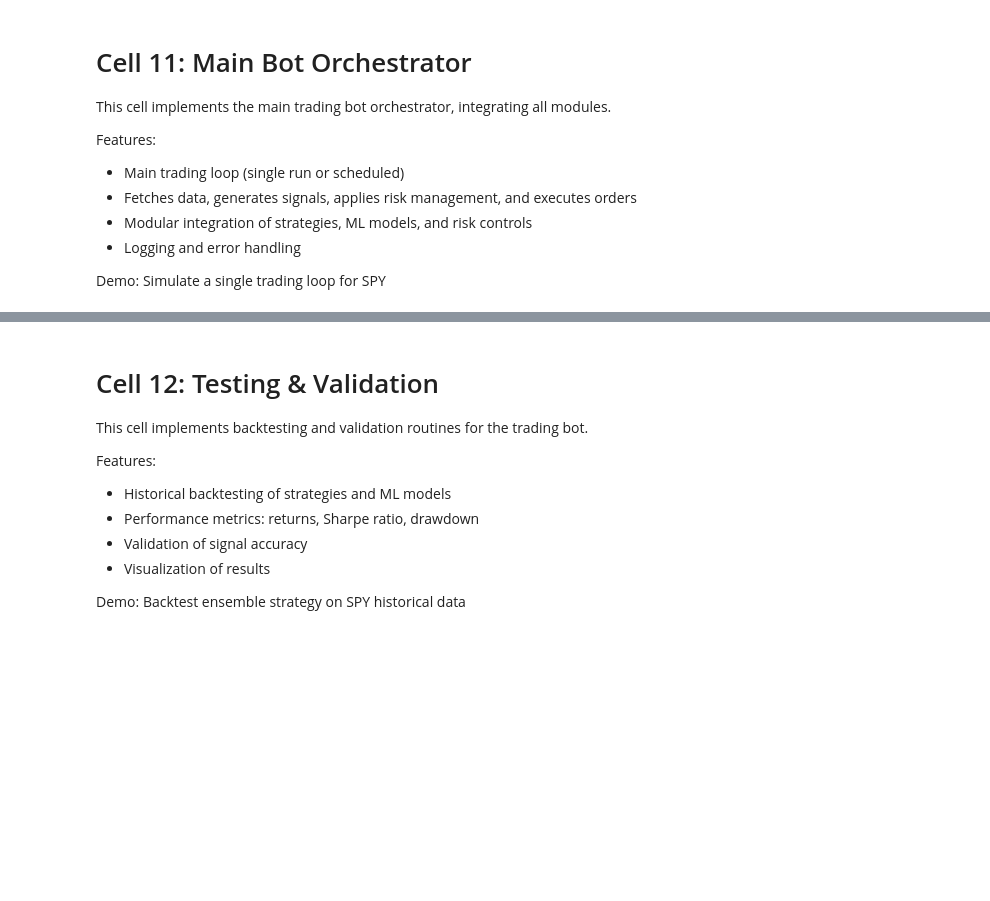
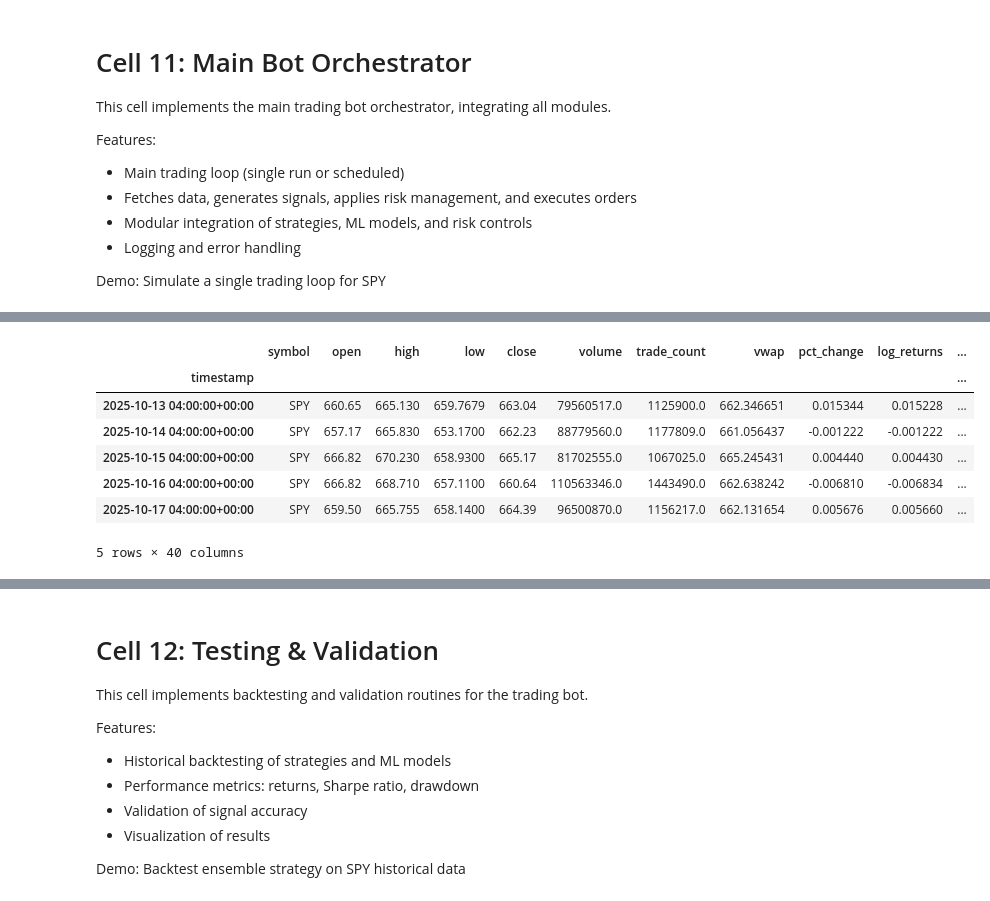
Before and after one commit to jobulisamy/algo-trade, a Jupyter notebook: algo_trading_bot.ipynb, the cells around one changed output, grey strips where cells are left out. Cells and saved outputs as stored; diff of their text form; code cells hidden in the pictures; blank space fills up the shorter version.

```diff
--- a/algo_trading_bot.ipynb
+++ b/algo_trading_bot.ipynb
@@ -1355,26 +1378,21 @@ Demo: Calculate position size and risk checks for SPY
 # ============================================================================
 
 def calculate_position_size(price: float, capital: float, max_pct: float, min_value: float) -> int:
-    """Calculate position size based on risk and capital"""
     max_position_value = capital * max_pct
     shares = int(max(max_position_value // price, min_value // price))
     return max(shares, 0)
 
 def check_stop_loss(entry_price: float, current_price: float, stop_loss: float) -> bool:
-    """Check if stop loss should be triggered"""
     return (current_price <= entry_price * (1 - stop_loss))
 
 def check_take_profit(entry_price: float, current_price: float, take_profit: float) -> bool:
-    """Check if take profit should be triggered"""
     return (current_price >= entry_price * (1 + take_profit))
 
 def check_daily_loss(starting_equity: float, current_equity: float, max_daily_loss_pct: float) -> bool:
-    """Check if daily loss exceeds circuit breaker"""
     loss = (starting_equity - current_equity) / starting_equity
     return loss >= max_daily_loss_pct
 
 def check_exposure(positions: dict, capital: float, max_total_exposure: float) -> bool:
-    """Check if total exposure exceeds allowed limit"""
     total_exposure = sum(pos['market_value'] for pos in positions.values())
     return total_exposure <= capital * max_total_exposure
 
@@ -1526,0 +1515,67 @@ main_trading_loop('SPY', config.INITIAL_CAPITAL)
+# %%
+# ============================================================================
+# CELL 11: MAIN BOT ORCHESTRATOR
+# ============================================================================
+
+def validate_features_for_models(data: pd.DataFrame, required_features: list, context: str = ""):
+    missing = [col for col in required_features if col not in data.columns]
+    if missing:
+        print(f"\n[ERROR] Missing features before model prediction{f' ({context})' if context else ''}:")
+        print(missing)
+        raise ValueError(f"Required features missing: {missing}")
+    else:
+        print(f"All required features present for model prediction{f' ({context})' if context else ''}.")
+
+# Ensure sufficient data is fetched for all rolling features
+# Set minimum bars to 100 for robust feature engineering
+
+def get_minimum_lookback():
+    # Largest rolling window in features is 50 (e.g., sma_50), so fetch at least 100 bars for safety
+    return 100
+
+# In main_trading_loop, override lookback to ensure enough data
+
+def main_trading_loop(symbol: str, capital: float):
+    print(f"\nRunning main trading loop for {symbol}...")
+    min_lookback = get_minimum_lookback()
+    data = data_fetcher.get_bars(symbol, days=max(config.ML_LOOKBACK, min_lookback))
+    features = feature_engine.add_technical_features(data)
+    features = feature_engine.create_target(features)
+    if features.empty:
+        print("No data available for trading.")
+        return
+    # Diagnostic: Print available columns and head of features before validation
+    print("\n[DEBUG] Columns in features just before validation:")
+    print(list(features.columns))
+    print("\n[DEBUG] Head of features DataFrame:")
+    display(features.head())
+    signals = {}
+    rf_model = RandomForestModel(symbol)
+    xgb_model = XGBoostModel(symbol)
+    lstm_model = LSTMModel(symbol)
+    rf_model.load_model(f'models/{symbol}_rf.pkl')
+    xgb_model.load_model(f'models/{symbol}_xgb.pkl')
+    lstm_model.load_model(f'models/{symbol}_lstm.keras')
+    validate_features_for_models(features, rf_model.get_feature_columns(), context=symbol)
+    signals['random_forest'] = rf_model.predict(features)
+    validate_features_for_models(features, xgb_model.get_feature_columns(), context=symbol)
+    signals['xgboost'] = xgb_model.predict(features)
+    # LSTM does not require feature validation here (uses window)
+    signals['lstm'] = lstm_model.predict(features)
+    ensemble_signal = aggregate_signals(signals, config.STRATEGY_WEIGHTS)
+    print(f"Ensemble signal: {ensemble_signal:.3f}")
+    price = features['close'].iloc[-1]
+    shares = calculate_position_size(price, capital, config.MAX_POSITION_PCT, config.MIN_POSITION_VALUE)
+    if abs(ensemble_signal) < config.MIN_SIGNAL_STRENGTH:
+        print("Signal not strong enough to trade.")
+        return
+    order_executor = OrderExecutor(config.ALPACA_API_KEY, config.ALPACA_SECRET_KEY, config.ALPACA_BASE_URL)
+    side = 'buy' if ensemble_signal > 0 else 'sell'
+    order_id = order_executor.place_order(symbol, shares, side)
+    if order_id:
+        print(f"Order placed: {side} {shares} {symbol}")
+    else:
+        print("Order placement failed.")
+
+main_trading_loop('SPY', config.INITIAL_CAPITAL)
+# %% [output]
@@ -1526,0 +1588,8 @@ main_trading_loop('SPY', config.INITIAL_CAPITAL)
+|  | symbol | open | high | low | close | volume | trade_count | vwap | pct_change | log_returns | ... |
+| timestamp |  |  |  |  |  |  |  |  |  |  | ... |
+| 2025-10-13 04:00:00+00:00 | SPY | 660.65 | 665.130 | 659.7679 | 663.04 | 79560517.0 | 1125900.0 | 662.346651 | 0.015344 | 0.015228 | ... |
+| 2025-10-14 04:00:00+00:00 | SPY | 657.17 | 665.830 | 653.1700 | 662.23 | 88779560.0 | 1177809.0 | 661.056437 | -0.001222 | -0.001222 | ... |
+| 2025-10-15 04:00:00+00:00 | SPY | 666.82 | 670.230 | 658.9300 | 665.17 | 81702555.0 | 1067025.0 | 665.245431 | 0.004440 | 0.004430 | ... |
+| 2025-10-16 04:00:00+00:00 | SPY | 666.82 | 668.710 | 657.1100 | 660.64 | 110563346.0 | 1443490.0 | 662.638242 | -0.006810 | -0.006834 | ... |
+| 2025-10-17 04:00:00+00:00 | SPY | 659.50 | 665.755 | 658.1400 | 664.39 | 96500870.0 | 1156217.0 | 662.131654 | 0.005676 | 0.005660 | ... |
+5 rows × 40 columns
```
Also changed, not shown: parts of 21 cells of this notebook, 5 other files.
